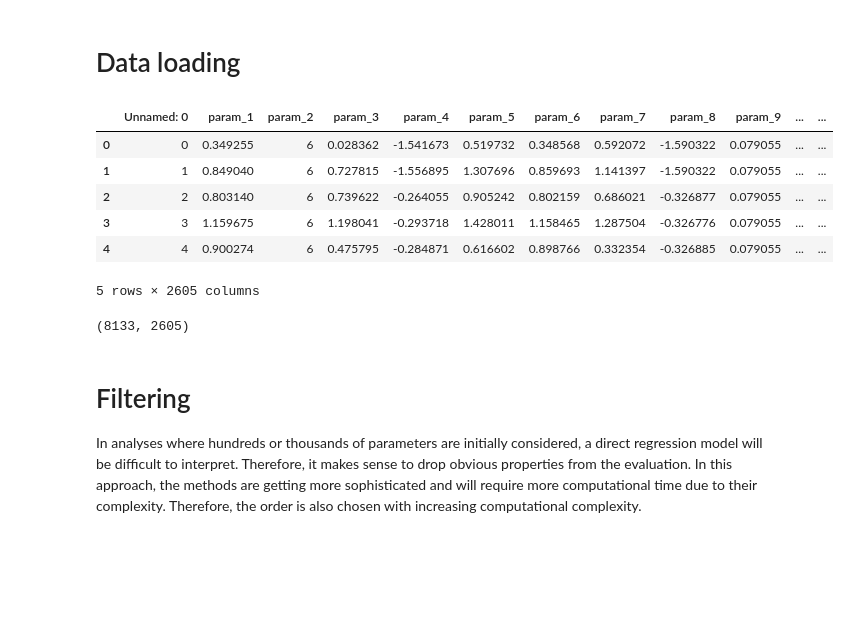
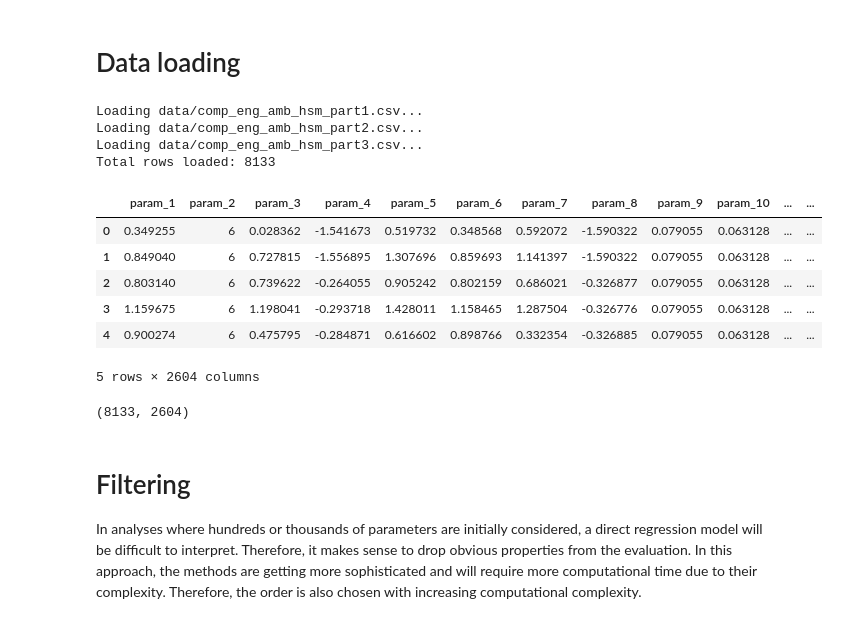
Before and after one commit to Leibniz-IWT/comp_eng, a Jupyter notebook: notebooks/com_eng_feature-selection.ipynb, the cells around one changed output. Saved outputs shown, nothing was run; the diff lists cells and outputs as text; code cells hidden in the pictures; blank space fills up the shorter version.

Commit message:
add support for multiple input files

```diff
--- a/notebooks/com_eng_feature-selection.ipynb
+++ b/notebooks/com_eng_feature-selection.ipynb
@@ -76,20 +76,31 @@ VIF_THRESHOLD = 10
 # %% [markdown]
 # Data loading
 # %%
-df = pd.read_csv(FILENAME)
+# Load data from multiple CSV files and concatenate them
+dfs = []
+for filename in FILENAMES:
+    print(f"Loading {filename}...")
+    dfs.append(pd.read_csv(filename))
+
+df = pd.concat(dfs, ignore_index=True)
+print(f"Total rows loaded: {len(df)}")
 df_org = df.copy()
 assert TARGET in df.columns, f"Target variable {TARGET} not found in dataset columns."
 display(df.head())
 display(df.shape)
 # %% [output]
+Loading data/comp_eng_amb_hsm_part1.csv...
+Loading data/comp_eng_amb_hsm_part2.csv...
+Loading data/comp_eng_amb_hsm_part3.csv...
+Total rows loaded: 8133
-|  | Unnamed: 0 | param_1 | param_2 | param_3 | param_4 | param_5 | param_6 | param_7 | param_8 | param_9 | ... | ... |
-| 0 | 0 | 0.349255 | 6 | 0.028362 | -1.541673 | 0.519732 | 0.348568 | 0.592072 | -1.590322 | 0.079055 | ... | ... |
-| 1 | 1 | 0.849040 | 6 | 0.727815 | -1.556895 | 1.307696 | 0.859693 | 1.141397 | -1.590322 | 0.079055 | ... | ... |
-| 2 | 2 | 0.803140 | 6 | 0.739622 | -0.264055 | 0.905242 | 0.802159 | 0.686021 | -0.326877 | 0.079055 | ... | ... |
-| 3 | 3 | 1.159675 | 6 | 1.198041 | -0.293718 | 1.428011 | 1.158465 | 1.287504 | -0.326776 | 0.079055 | ... | ... |
-| 4 | 4 | 0.900274 | 6 | 0.475795 | -0.284871 | 0.616602 | 0.898766 | 0.332354 | -0.326885 | 0.079055 | ... | ... |
+|  | param_1 | param_2 | param_3 | param_4 | param_5 | param_6 | param_7 | param_8 | param_9 | param_10 | ... | ... |
+| 0 | 0.349255 | 6 | 0.028362 | -1.541673 | 0.519732 | 0.348568 | 0.592072 | -1.590322 | 0.079055 | 0.063128 | ... | ... |
+| 1 | 0.849040 | 6 | 0.727815 | -1.556895 | 1.307696 | 0.859693 | 1.141397 | -1.590322 | 0.079055 | 0.063128 | ... | ... |
+| 2 | 0.803140 | 6 | 0.739622 | -0.264055 | 0.905242 | 0.802159 | 0.686021 | -0.326877 | 0.079055 | 0.063128 | ... | ... |
+| 3 | 1.159675 | 6 | 1.198041 | -0.293718 | 1.428011 | 1.158465 | 1.287504 | -0.326776 | 0.079055 | 0.063128 | ... | ... |
+| 4 | 0.900274 | 6 | 0.475795 | -0.284871 | 0.616602 | 0.898766 | 0.332354 | -0.326885 | 0.079055 | 0.063128 | ... | ... |
-5 rows × 2605 columns
-(8133, 2605)
+5 rows × 2604 columns
+(8133, 2604)
 # %% [markdown]
 # Filtering
 
```
Also changed, not shown: parts of 4 cells of this notebook.
